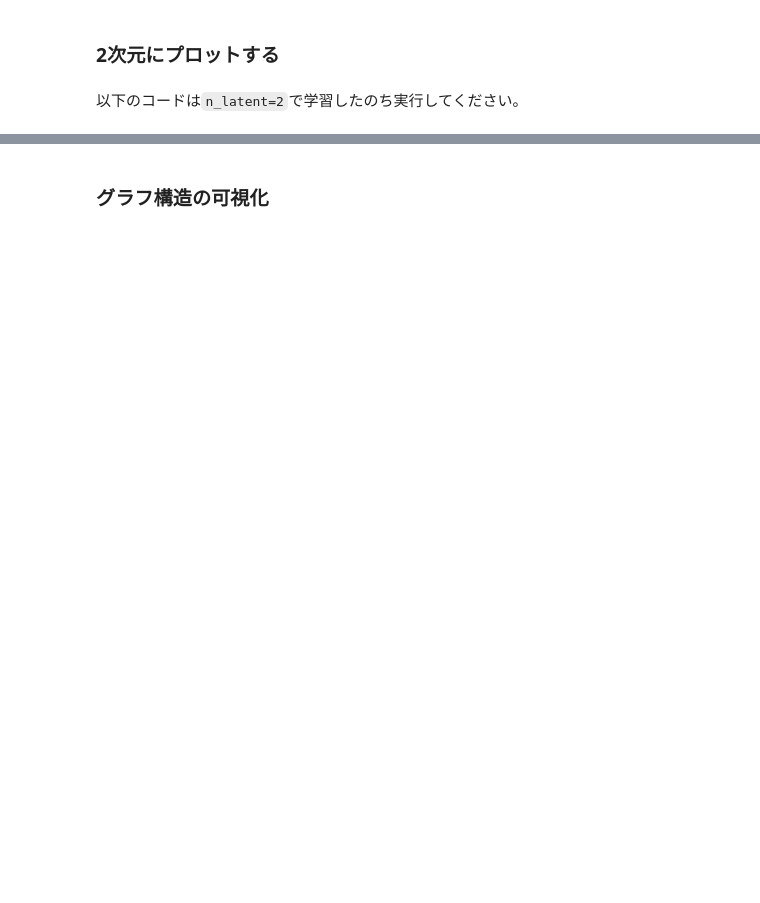
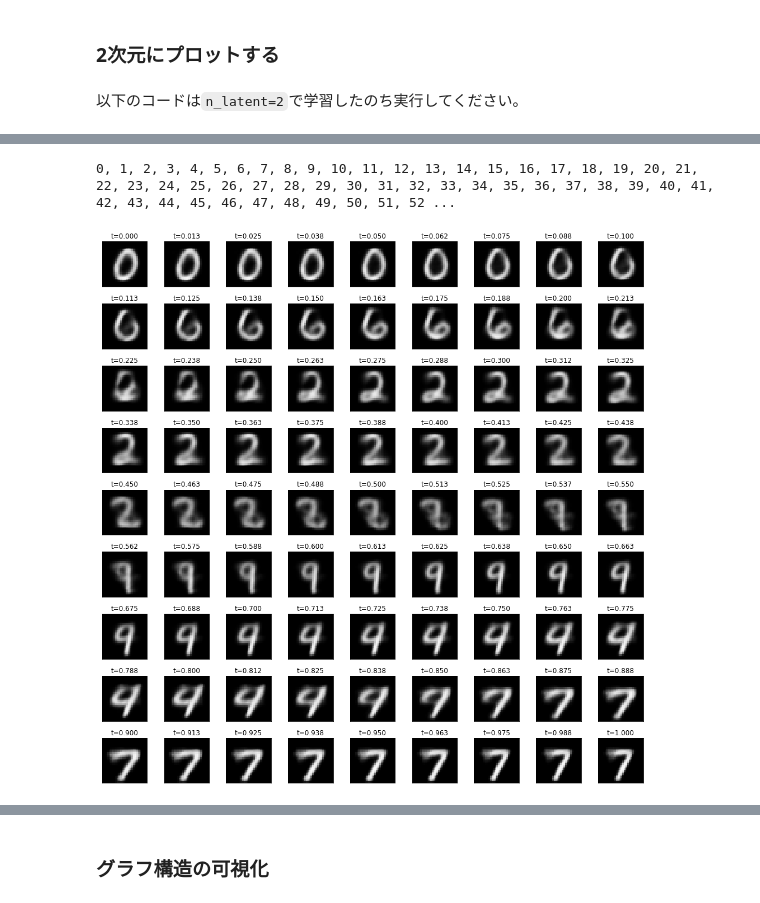
Before and after one commit to matsuken92/Qiita_Contents, a Jupyter notebook: chainer-vae/chainer-vae.ipynb, the cells around one changed output, grey strips where cells are left out. Drawn from its saved outputs; the diff is of its cells as text; code cells hidden in the pictures; blank space fills up the shorter version.

```diff
--- a/chainer-vae/chainer-vae.ipynb
+++ b/chainer-vae/chainer-vae.ipynb
@@ -512,0 +515,35 @@ plt.grid()
+# %%
+n_sample = 100
+x_sample, y_sample = x_test[:n_sample], y_test[:n_sample]
+
+idx_list = []
+for i in range(10):
+    idx = y_sample==i
+    #np.arange(len(idx))
+    idx_list.append(np.min(np.arange(n_sample)[idx]))
+
+x_sample, y_sample = x_test[idx_list], y_test[idx_list]
+z_mu = model.encode(chainer.cuda.to_gpu(x_sample))[0]
+# %%
+start = 0
+end   = 7
+n_image = 81
+n_row = int(np.ceil(np.sqrt(n_image)))
+imgs = []
+
+plt.figure(figsize=(14,14))
+for i, t in enumerate(np.linspace(0, 1, n_image)):
+    print(i, end=", ")
+    z_tmp = (1-t)*z_mu[start] + t*z_mu[end]
+    x_gen = model.decode(z_tmp.reshape(1, n_latent))
+
+    plt.subplot(n_row, n_row, i+1)
+    im = convert(x_gen).reshape(28, 28)
+    plt.imshow(im, vmin=0, vmax=255, cmap="gray")
+    imgs.append(im)
+    plt.xticks([]);plt.yticks([])
+    plt.title("t={0:.3f}".format(t))
+plt.tight_layout()
+# %% [output]
+0, 1, 2, 3, 4, 5, 6, 7, 8, 9, 10, 11, 12, 13, 14, 15, 16, 17, 18, 19, 20, 21, 22, 23, 24, 25, 26, 27, 28, 29, 30, 31, 32, 33, 34, 35, 36, 37, 38, 39, 40, 41, 42, 43, 44, 45, 46, 47, 48, 49, 50, 51, 52 ...
+[figure, added]
```
Also changed, not shown: parts of 12 cells of this notebook.
